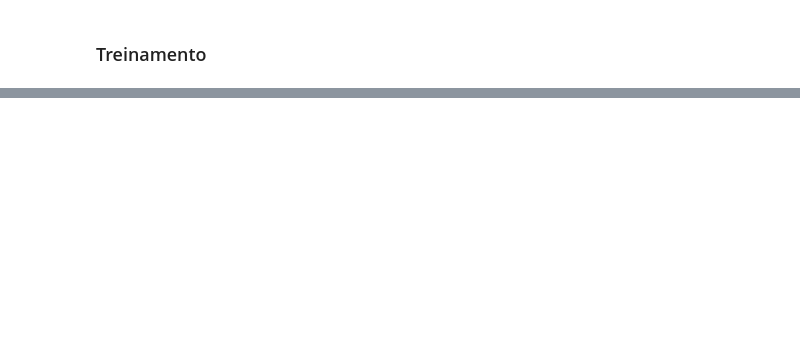
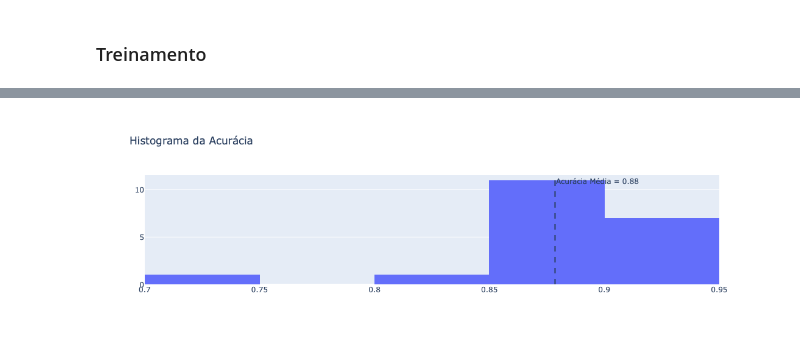
Before and after one commit to azzolinovarella/steel-plates-faults, a Jupyter notebook: notebooks/02-ModelTraining.ipynb, the cells around one changed output, grey strips where cells are left out. Saved outputs shown, nothing was run; the diff lists cells and outputs as text; code cells hidden in the pictures; blank space fills up the shorter version.

```diff
--- a/notebooks/02-ModelTraining.ipynb
+++ b/notebooks/02-ModelTraining.ipynb
@@ -102,0 +56,23 @@ def plot_roc(fpr, tpr):
+# %%
+def validate_model(model, X, y, param_grid, n_iter=10, n_trainval_splits=10):
+    skf = StratifiedKFold(n_splits=n_iter, shuffle=True)   # Shuffle?
+
+    runs_metrics = {}
+    for n, (trainval_idx, test_idx) in enumerate(skf.split(X, y)):
+        X_trainval = X[trainval_idx]
+        y_trainval = y[trainval_idx]
+
+        X_test = X[test_idx]
+        y_test = y[test_idx]
+
+        best_params = get_best_params(model, X_trainval, y_trainval, param_grid, n_trainval_splits=n_trainval_splits,
+                                      display_results=False)
+
+        model.set_params(**best_params)
+        model.fit(X_trainval, y_trainval)
+
+        model_metrics = evaluate_model_performance(model, X_test, y_test)
+        runs_metrics[n] = model_metrics
+
+    runs_metrics = aggregate_run_metrics(runs_metrics)
+    return runs_metrics
@@ -513,0 +257,6 @@ print(classification_report(y_test, model.predict(X_test_v3)))
+# %%
+knn_param_grid = {"model__n_neighbors": [1, 3, 5, 10]}
+
+knn_model = Pipeline([('scaler', StandardScaler()) , ('model', KNeighborsClassifier(n_neighbors=5))])
+knn_res = validate_model(knn_model, X, y, knn_param_grid, n_iter=20, n_trainval_splits=10)
+print_res(knn_res)
@@ -513,0 +284,4 @@ print(classification_report(y_test, model.predict(X_test_v3)))
+# %%
+plot_accuracies(knn_res['accuracies'])
+# %% [output]
+[figure, added]
```
Also changed, not shown: parts of 64 cells of this notebook.
